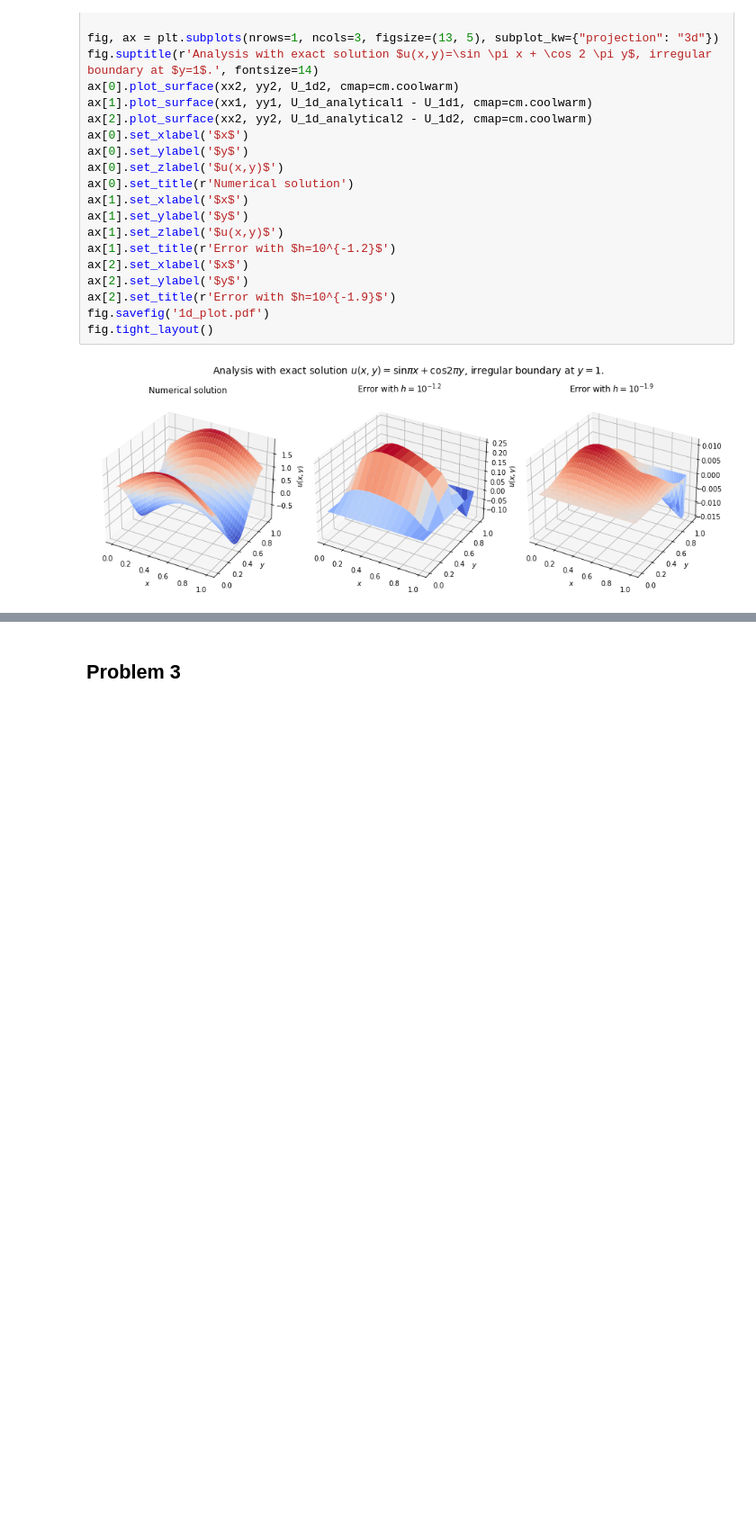
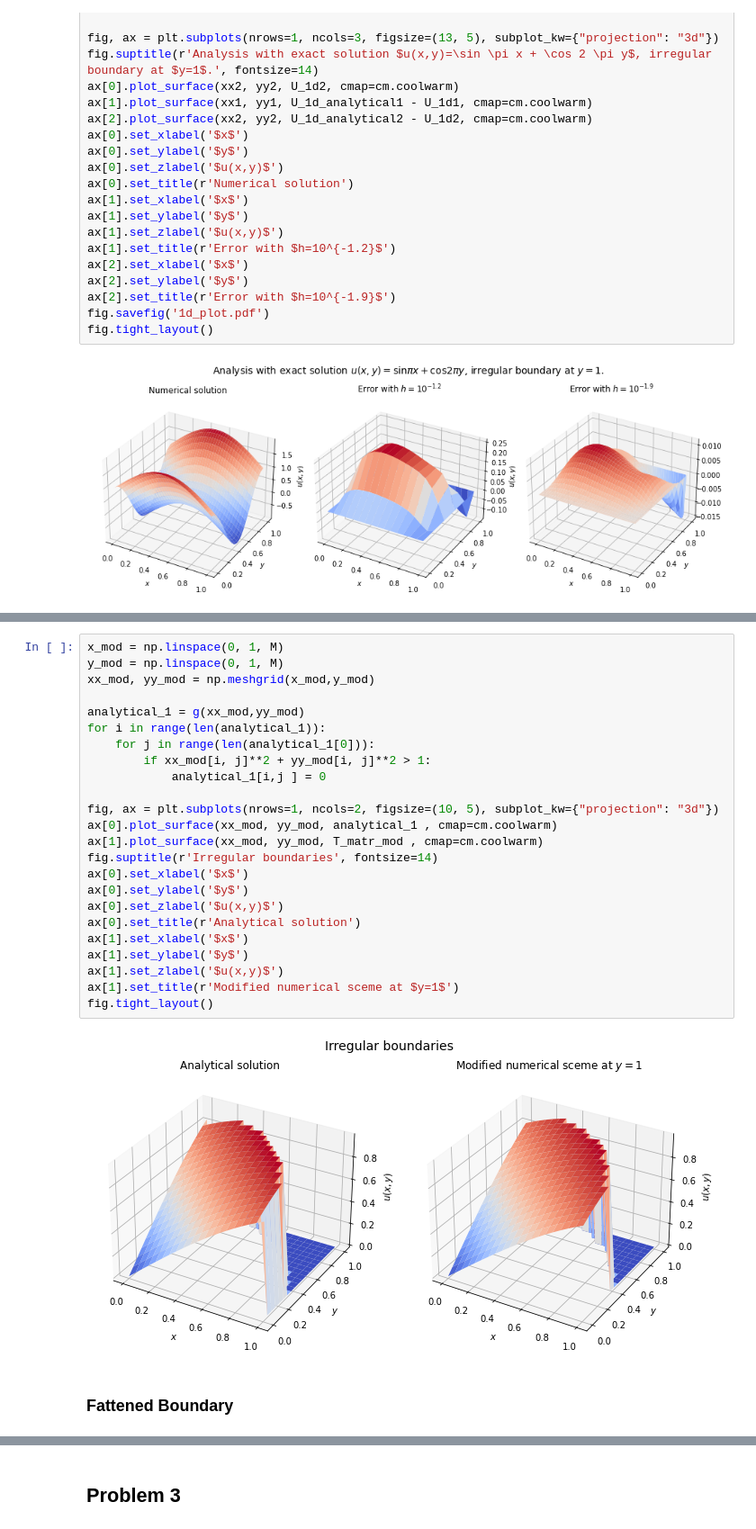
Before and after one commit to ulrikunneberg/numdiffprosj2, a Jupyter notebook: Hele prosjektet.ipynb, the cells around one changed output, grey strips where cells are left out. Shown at 90% size. Drawn from its saved outputs; the diff is of its cells as text; blank space fills up the shorter version.

```diff
--- a/Hele prosjektet.ipynb
+++ b/Hele prosjektet.ipynb
@@ -369,0 +625,28 @@ fig.tight_layout()
+# %%
+x_mod = np.linspace(0, 1, M)
+y_mod = np.linspace(0, 1, M)
+xx_mod, yy_mod = np.meshgrid(x_mod,y_mod)
+
+analytical_1 = g(xx_mod,yy_mod)
+for i in range(len(analytical_1)):
+    for j in range(len(analytical_1[0])):
+        if xx_mod[i, j]**2 + yy_mod[i, j]**2 > 1:
+            analytical_1[i,j ] = 0
+
+fig, ax = plt.subplots(nrows=1, ncols=2, figsize=(10, 5), subplot_kw={"projection": "3d"})
+ax[0].plot_surface(xx_mod, yy_mod, analytical_1 , cmap=cm.coolwarm)
+ax[1].plot_surface(xx_mod, yy_mod, T_matr_mod , cmap=cm.coolwarm)
+fig.suptitle(r'Irregular boundaries', fontsize=14)
+ax[0].set_xlabel('$x$')
+ax[0].set_ylabel('$y$')
+ax[0].set_zlabel('$u(x,y)$')
+ax[0].set_title(r'Analytical solution')
+ax[1].set_xlabel('$x$')
+ax[1].set_ylabel('$y$')
+ax[1].set_zlabel('$u(x,y)$')
+ax[1].set_title(r'Modified numerical sceme at $y=1$')
+fig.tight_layout()
+# %% [output]
+[figure, added]
+# %% [markdown]
+### Fattened Boundary
```
Also changed, not shown: parts of 11 cells of this notebook, 3 other files.
